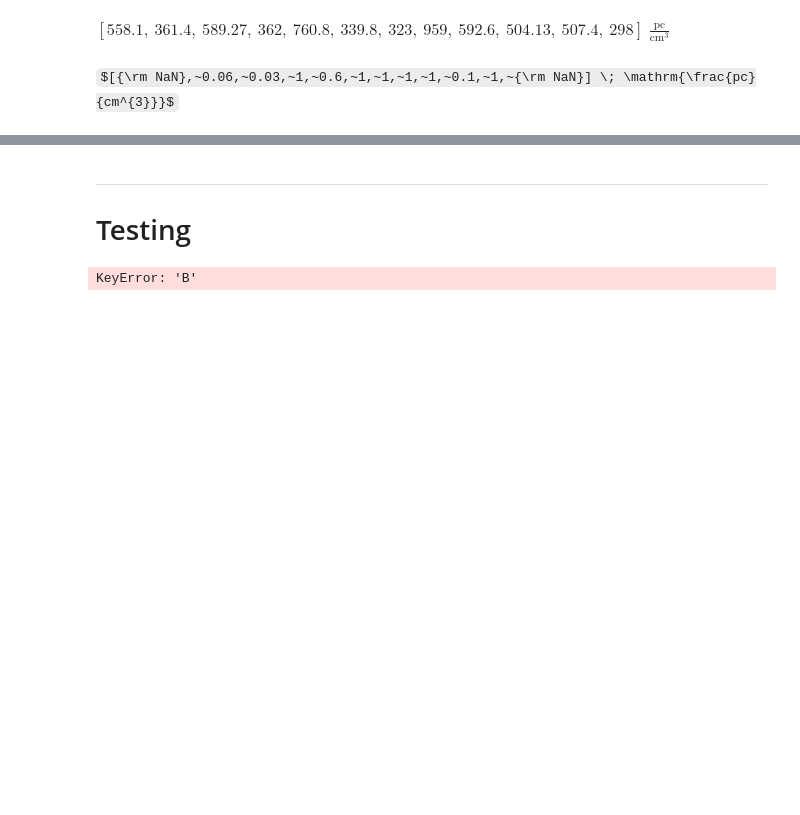
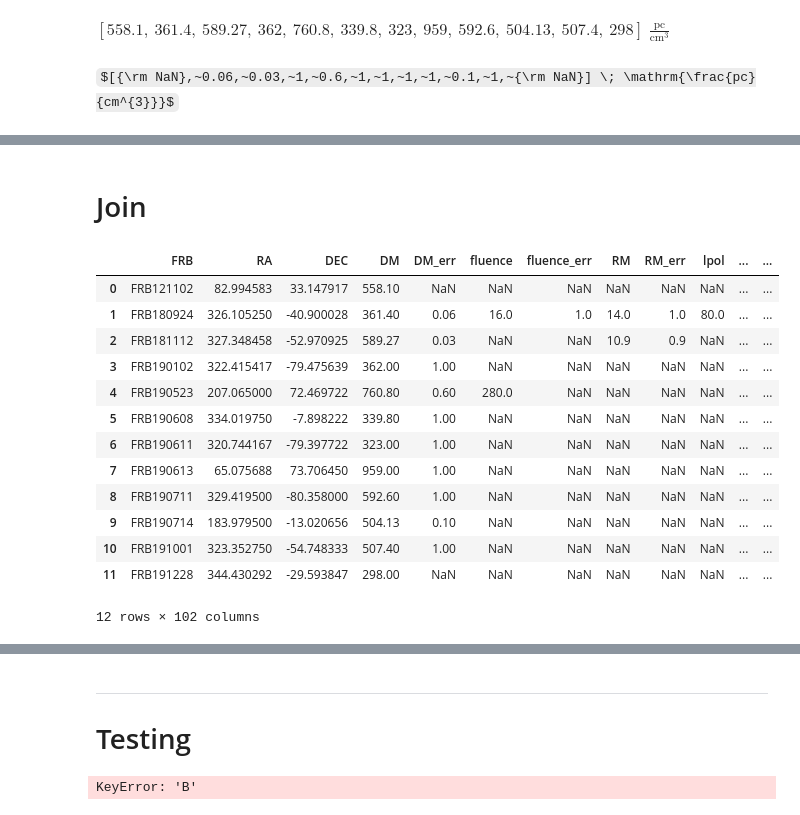
Before and after one commit to FRBs/FRB, a Jupyter notebook: docs/nb/Database.ipynb, the cells around one changed output, grey strips where cells are left out. Saved outputs shown, nothing was run; the diff lists cells and outputs as text; code cells hidden in the pictures; some formulas as TeX source; blank space fills up the shorter version.

Commit message:
hosts!

```diff
--- a/docs/nb/Database.ipynb
+++ b/docs/nb/Database.ipynb
@@ -60,0 +65,3 @@ $[{\rm NaN},~0.06,~0.03,~1,~0.6,~1,~1,~1,~1,~0.1,~1,~{\rm NaN}] \; \mathrm{\frac
+# %%
+reload(frbgalaxy)
+host_tbl, tbl_units = frbgalaxy.build_table_of_hosts()
@@ -60,0 +79,21 @@ $[{\rm NaN},~0.06,~0.03,~1,~0.6,~1,~1,~1,~1,~0.1,~1,~{\rm NaN}] \; \mathrm{\frac
+# %% [markdown]
+# Join
+# %%
+joined_tbl = pd.merge(frb_tbl, host_tbl, on='FRB', how='outer')
+# %%
+joined_tbl
+# %% [output]
+|  | FRB | RA | DEC | DM | DM_err | fluence | fluence_err | RM | RM_err | lpol | ... | ... |
+| 0 | FRB121102 | 82.994583 | 33.147917 | 558.10 | NaN | NaN | NaN | NaN | NaN | NaN | ... | ... |
+| 1 | FRB180924 | 326.105250 | -40.900028 | 361.40 | 0.06 | 16.0 | 1.0 | 14.0 | 1.0 | 80.0 | ... | ... |
+| 2 | FRB181112 | 327.348458 | -52.970925 | 589.27 | 0.03 | NaN | NaN | 10.9 | 0.9 | NaN | ... | ... |
+| 3 | FRB190102 | 322.415417 | -79.475639 | 362.00 | 1.00 | NaN | NaN | NaN | NaN | NaN | ... | ... |
+| 4 | FRB190523 | 207.065000 | 72.469722 | 760.80 | 0.60 | 280.0 | NaN | NaN | NaN | NaN | ... | ... |
+| 5 | FRB190608 | 334.019750 | -7.898222 | 339.80 | 1.00 | NaN | NaN | NaN | NaN | NaN | ... | ... |
+| 6 | FRB190611 | 320.744167 | -79.397722 | 323.00 | 1.00 | NaN | NaN | NaN | NaN | NaN | ... | ... |
+| 7 | FRB190613 | 65.075688 | 73.706450 | 959.00 | 1.00 | NaN | NaN | NaN | NaN | NaN | ... | ... |
+| 8 | FRB190711 | 329.419500 | -80.358000 | 592.60 | 1.00 | NaN | NaN | NaN | NaN | NaN | ... | ... |
+| 9 | FRB190714 | 183.979500 | -13.020656 | 504.13 | 0.10 | NaN | NaN | NaN | NaN | NaN | ... | ... |
+| 10 | FRB191001 | 323.352750 | -54.748333 | 507.40 | 1.00 | NaN | NaN | NaN | NaN | NaN | ... | ... |
+| 11 | FRB191228 | 344.430292 | -29.593847 | 298.00 | NaN | NaN | NaN | NaN | NaN | NaN | ... | ... |
+12 rows × 102 columns
```
Also changed, not shown: parts of 10 cells of this notebook, 3 other files.
